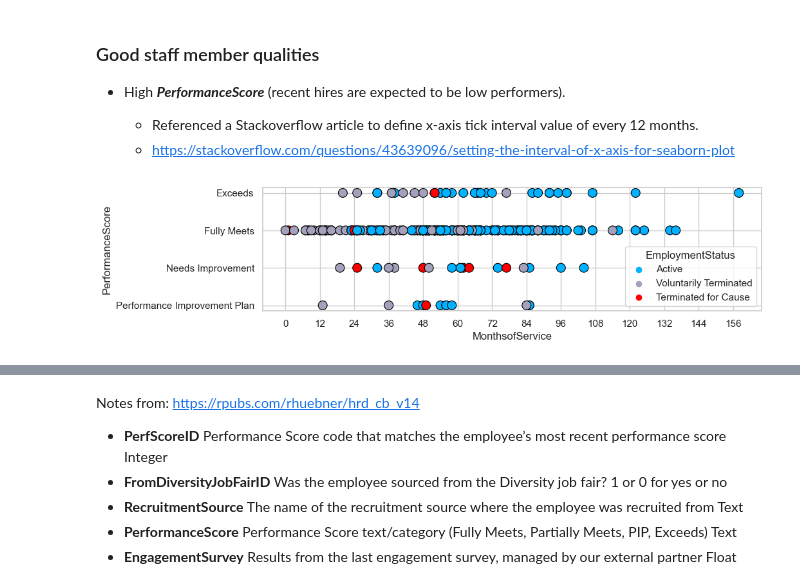
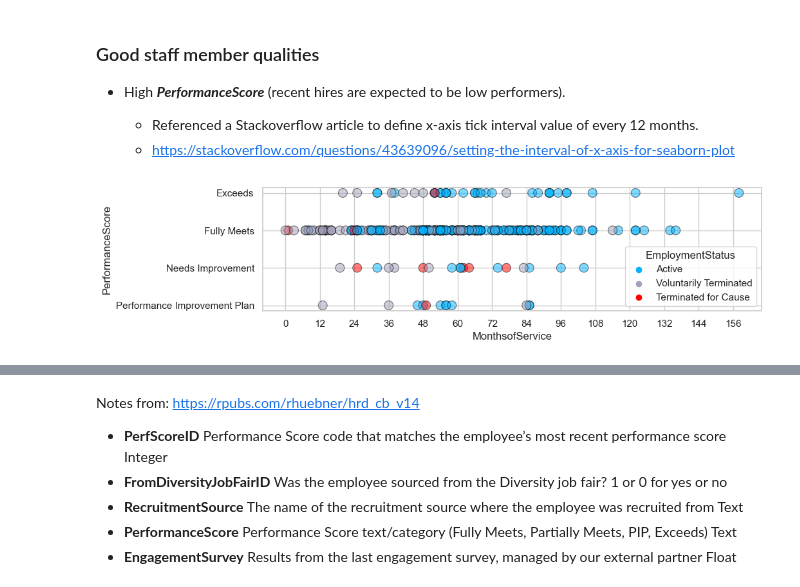
Before and after one commit to makuharistudio/data-visualisation-datasets, a Jupyter notebook: Human Resources/Human Resources.ipynb, the cells around one changed output, grey strips where cells are left out. Saved outputs shown, nothing was run; the diff lists cells and outputs as text; code cells hidden in the pictures.

```diff
--- a/Human Resources/Human Resources.ipynb
+++ b/Human Resources/Human Resources.ipynb
@@ -911,11 +911,11 @@ hr_quantitative.describe()
 # %%
 sns.set(rc={'figure.figsize':(10,2.5)})
 sns.set_style("whitegrid")
 palette_employment = ['#00B2FF', '#A3A1BB', '#FF0000']
 
-scatter_performance = sns.scatterplot(data=hr, x='MonthsofService', y='PerformanceScore', hue='EmploymentStatus', s=100, alpha=1, edgecolor='0', marker='o', palette=sns.color_palette(palette_employment, 3))
+scatter_performance = sns.scatterplot(data=hr, x='MonthsofService', y='PerformanceScore', hue='EmploymentStatus', s=100, alpha=0.5, edgecolor='0', marker='o', palette=sns.color_palette(palette_employment, 3))
 
 scatter_performance.xaxis.set_major_locator(ticker.MultipleLocator(12))
 scatter_performance.xaxis.set_major_formatter(ticker.ScalarFormatter())
 # %% [output]
-[figure, old version]
+[figure, new version]
```
Also changed, not shown: parts of 21 cells of this notebook.
